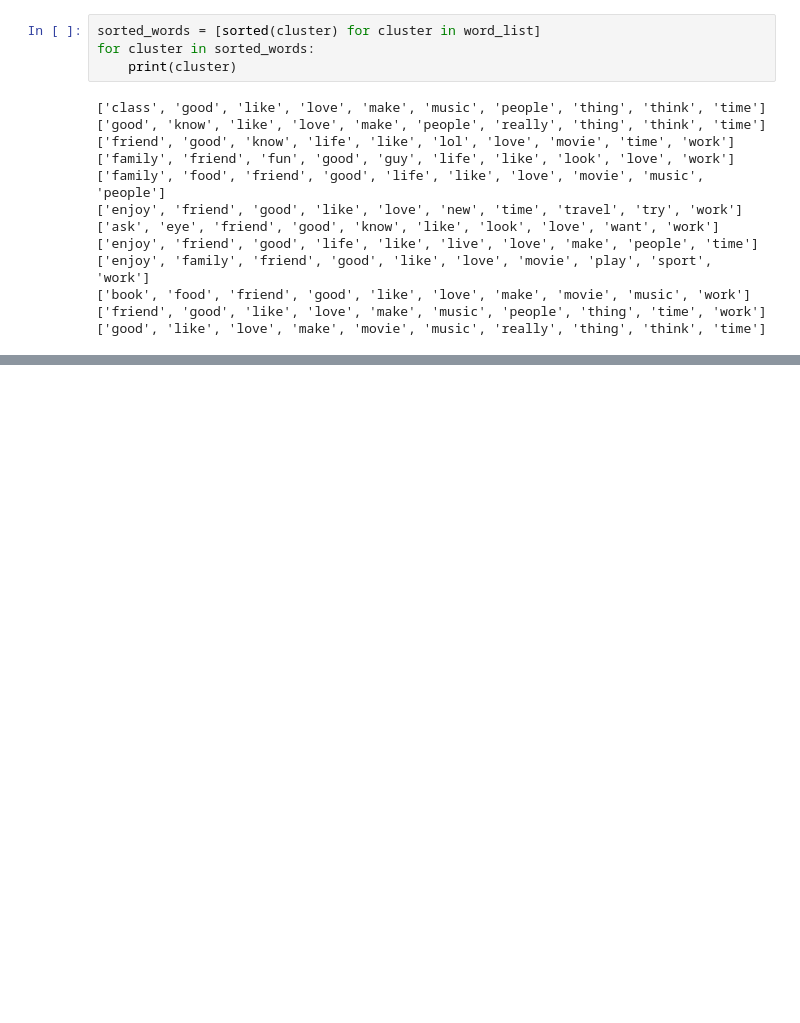
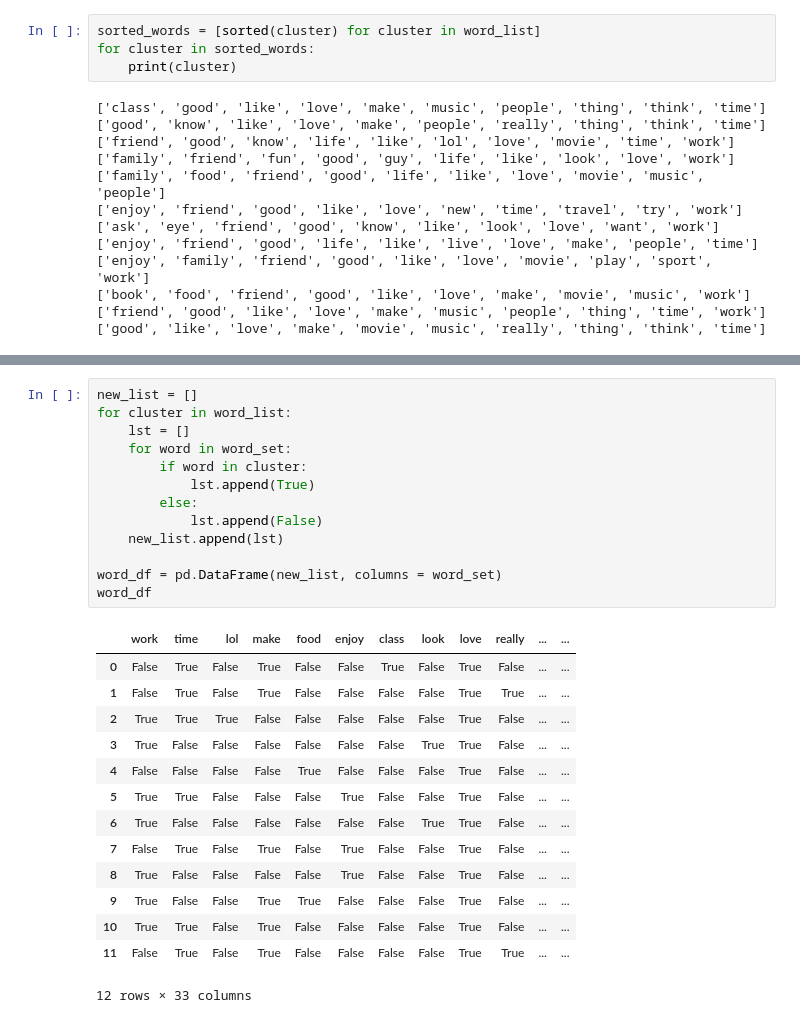
Before and after one commit to eringill/okcupid, a Jupyter notebook: date-a-scientist.ipynb, the cells around one changed output, grey strips where cells are left out. Cells and saved outputs as stored; diff of their text form; blank space fills up the shorter version.

```diff
--- a/date-a-scientist.ipynb
+++ b/date-a-scientist.ipynb
@@ -161,0 +147,28 @@ Cluster: 2
+# %%
+new_list = []
+for cluster in word_list:
+    lst = []
+    for word in word_set:
+        if word in cluster:
+            lst.append(True)
+        else:
+            lst.append(False)
+    new_list.append(lst)
+
+word_df = pd.DataFrame(new_list, columns = word_set)
+word_df
+# %% [output]
+|  | work | time | lol | make | food | enjoy | class | look | love | really | ... | ... |
+| 0 | False | True | False | True | False | False | True | False | True | False | ... | ... |
+| 1 | False | True | False | True | False | False | False | False | True | True | ... | ... |
+| 2 | True | True | True | False | False | False | False | False | True | False | ... | ... |
+| 3 | True | False | False | False | False | False | False | True | True | False | ... | ... |
+| 4 | False | False | False | False | True | False | False | False | True | False | ... | ... |
+| 5 | True | True | False | False | False | True | False | False | True | False | ... | ... |
+| 6 | True | False | False | False | False | False | False | True | True | False | ... | ... |
+| 7 | False | True | False | True | False | True | False | False | True | False | ... | ... |
+| 8 | True | False | False | False | False | True | False | False | True | False | ... | ... |
+| 9 | True | False | False | True | True | False | False | False | True | False | ... | ... |
+| 10 | True | True | False | True | False | False | False | False | True | False | ... | ... |
+| 11 | False | True | False | True | False | False | False | False | True | True | ... | ... |
+12 rows × 33 columns
```
Also changed, not shown: parts of 3 cells of this notebook.
